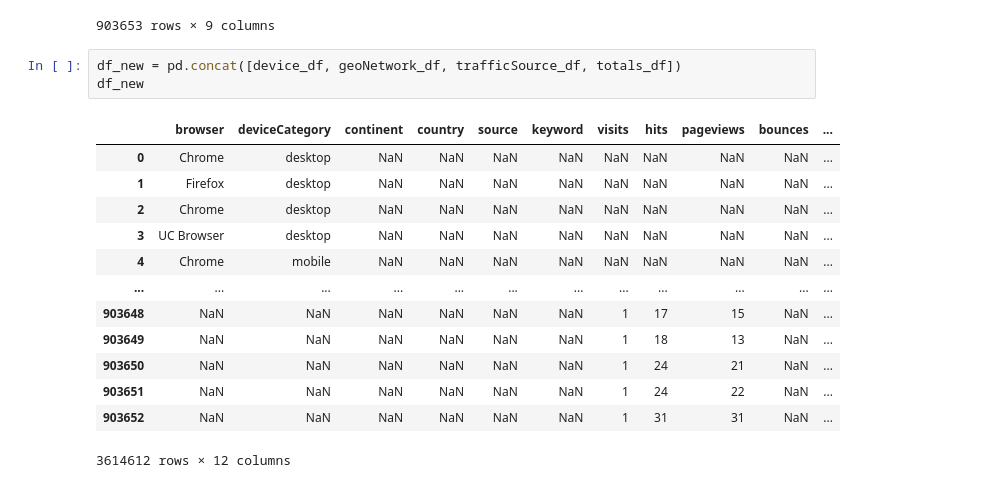
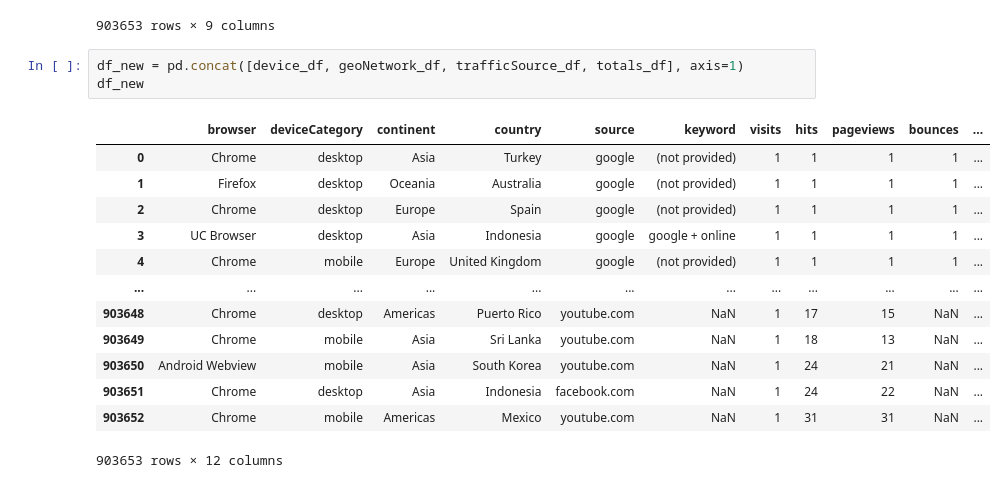
Before and after one commit to DIB-PP/-, a Jupyter notebook: GA4(박상엽).ipynb, the cells around one changed output. Drawn from its saved outputs; the diff is of its cells as text.

```diff
--- a/GA4(박상엽).ipynb
+++ b/GA4(박상엽).ipynb
@@ -138,19 +130,19 @@ df
 | 903652 | Social | 20170104 | 814900163617805053 | 0814900163617805053_1483574474 | Not Socially Engaged | 1483574474 | 1 | ... |
 903653 rows × 9 columns
 # %%
-df_new = pd.concat([device_df, geoNetwork_df, trafficSource_df, totals_df])
+df_new = pd.concat([device_df, geoNetwork_df, trafficSource_df, totals_df], axis=1)
 df_new
 # %% [output]
 |  | browser | deviceCategory | continent | country | source | keyword | visits | hits | pageviews | bounces | ... |
-| 0 | Chrome | desktop | NaN | NaN | NaN | NaN | NaN | NaN | NaN | NaN | ... |
-| 1 | Firefox | desktop | NaN | NaN | NaN | NaN | NaN | NaN | NaN | NaN | ... |
-| 2 | Chrome | desktop | NaN | NaN | NaN | NaN | NaN | NaN | NaN | NaN | ... |
-| 3 | UC Browser | desktop | NaN | NaN | NaN | NaN | NaN | NaN | NaN | NaN | ... |
-| 4 | Chrome | mobile | NaN | NaN | NaN | NaN | NaN | NaN | NaN | NaN | ... |
+| 0 | Chrome | desktop | Asia | Turkey | google | (not provided) | 1 | 1 | 1 | 1 | ... |
+| 1 | Firefox | desktop | Oceania | Australia | google | (not provided) | 1 | 1 | 1 | 1 | ... |
+| 2 | Chrome | desktop | Europe | Spain | google | (not provided) | 1 | 1 | 1 | 1 | ... |
+| 3 | UC Browser | desktop | Asia | Indonesia | google | google + online | 1 | 1 | 1 | 1 | ... |
+| 4 | Chrome | mobile | Europe | United Kingdom | google | (not provided) | 1 | 1 | 1 | 1 | ... |
 | ... | ... | ... | ... | ... | ... | ... | ... | ... | ... | ... | ... |
-| 903648 | NaN | NaN | NaN | NaN | NaN | NaN | 1 | 17 | 15 | NaN | ... |
-| 903649 | NaN | NaN | NaN | NaN | NaN | NaN | 1 | 18 | 13 | NaN | ... |
-| 903650 | NaN | NaN | NaN | NaN | NaN | NaN | 1 | 24 | 21 | NaN | ... |
-| 903651 | NaN | NaN | NaN | NaN | NaN | NaN | 1 | 24 | 22 | NaN | ... |
-| 903652 | NaN | NaN | NaN | NaN | NaN | NaN | 1 | 31 | 31 | NaN | ... |
+| 903648 | Chrome | desktop | Americas | Puerto Rico | youtube.com | NaN | 1 | 17 | 15 | NaN | ... |
+| 903649 | Chrome | mobile | Asia | Sri Lanka | youtube.com | NaN | 1 | 18 | 13 | NaN | ... |
+| 903650 | Android Webview | mobile | Asia | South Korea | youtube.com | NaN | 1 | 24 | 21 | NaN | ... |
+| 903651 | Chrome | desktop | Asia | Indonesia | facebook.com | NaN | 1 | 24 | 22 | NaN | ... |
+| 903652 | Chrome | mobile | Americas | Mexico | youtube.com | NaN | 1 | 31 | 31 | NaN | ... |
-3614612 rows × 12 columns
+903653 rows × 12 columns
```
Also changed, not shown: parts of 2 cells of this notebook.
